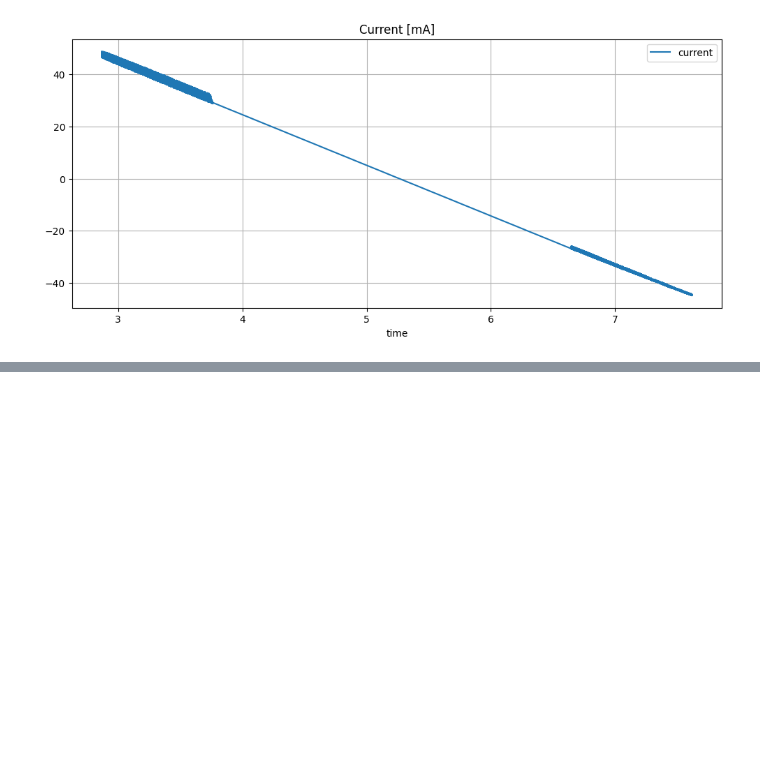
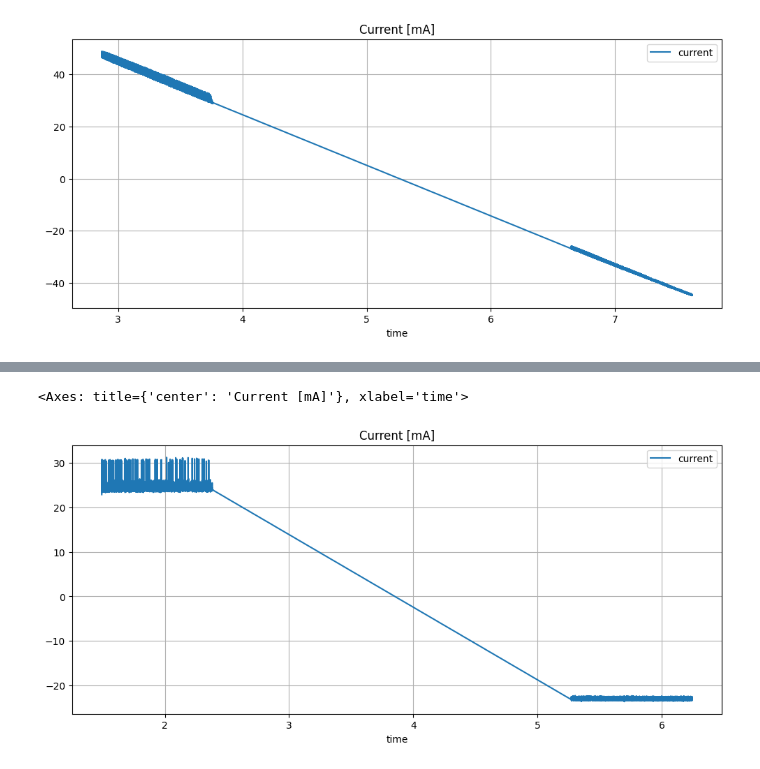
Before and after one commit to import-tiago/FEI, a Jupyter notebook: MSc/PEL309/Analysis/PEL309.ipynb, the cells around one changed output, grey strips where cells are left out. Cells and saved outputs as stored; diff of their text form; code cells hidden in the pictures; blank space fills up the shorter version.

```diff
--- a/MSc/PEL309/Analysis/PEL309.ipynb
+++ b/MSc/PEL309/Analysis/PEL309.ipynb
@@ -74,0 +127,13 @@ data_1k.plot(
+# %%
+data_2k["current"] = ( data_2k["shunt"] / 10 ) * 1000
+# %%
+data_2k.plot(
+    x="time",
+    y=["current"],
+    figsize=(12, 5),
+    grid=True,
+    title="Current [mA]"
+)
+# %% [output]
+<Axes: title={'center': 'Current [mA]'}, xlabel='time'>
+[figure, added]
```
Also changed, not shown: parts of 6 cells of this notebook.
